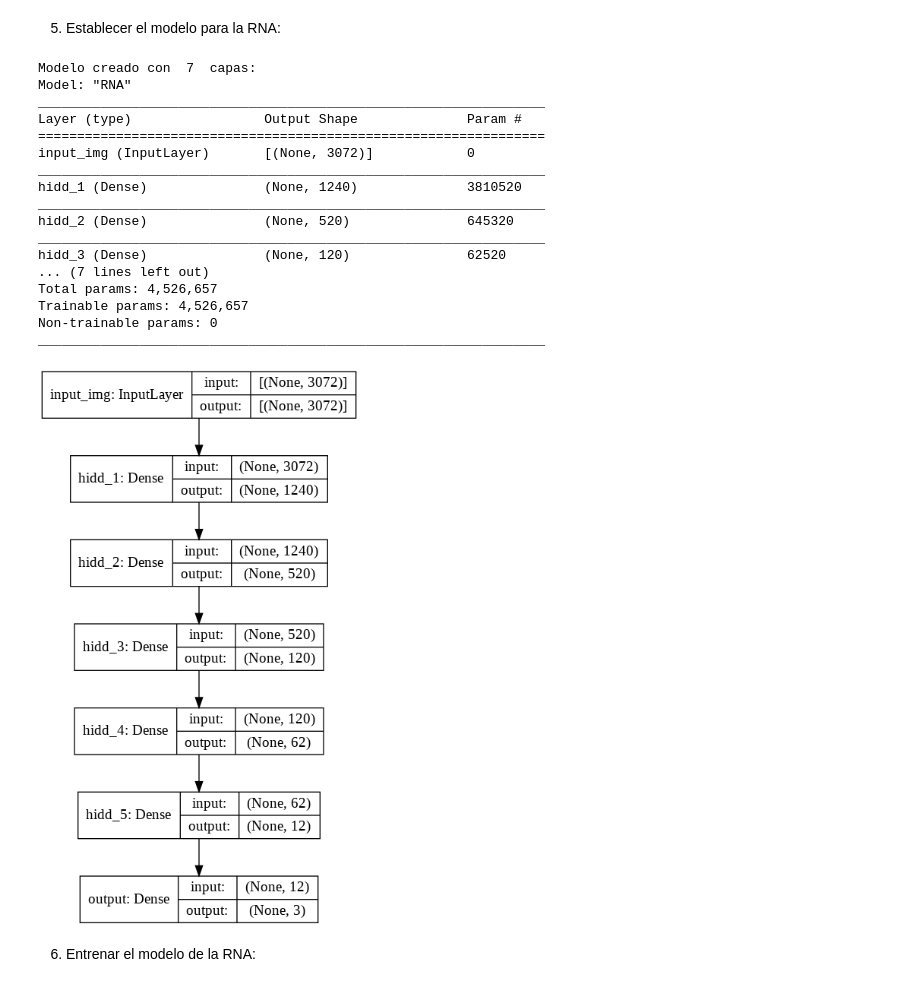
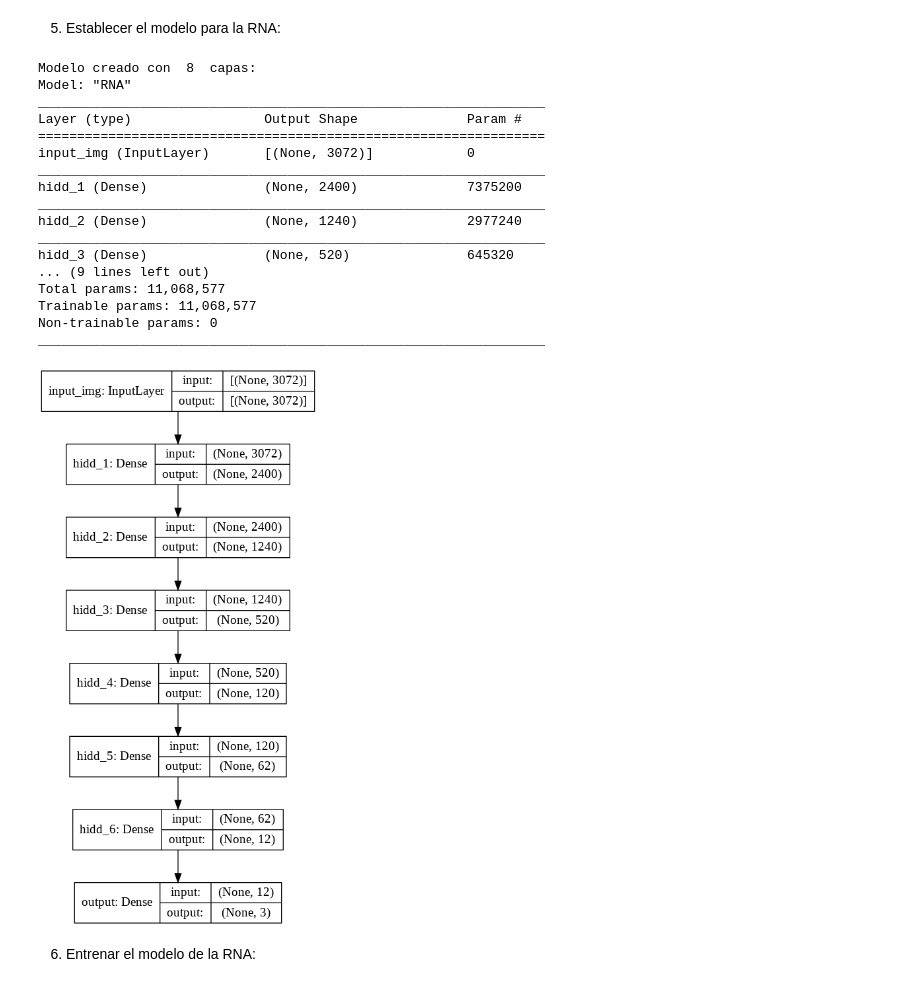
Before and after one commit to PGP-MachineLearning/demoIRIS, a Jupyter notebook: Imag RNA MLP IRIS.ipynb, the cells around one changed output. Cells and saved outputs as stored; diff of their text form; code cells hidden in the pictures.

```diff
--- a/Imag RNA MLP IRIS.ipynb
+++ b/Imag RNA MLP IRIS.ipynb
@@ -38,9 +38,9 @@ imagen_color = True #@param {type:"boolean"}
 imagen_usar_generadas_data_augmentation = True #@param {type:"boolean"}
 
 #@markdown ### Parámetros de la red:
-rna_cant_neuronas_capas_ocultas = '1240, 520, 120, 62, 12' #@param {type:"string"}
+rna_cant_neuronas_capas_ocultas = '2400, 1240, 520, 120, 62, 12' #@param {type:"string"}
 rna_tipo_capa_salida = 'softmax-MultiClase' #@param ["lineal-Numero", "softmax-MultiClase"]
-rna_cant_epocas_entrenamiento = 40 #@param {type:"integer"}
+rna_cant_epocas_entrenamiento = 500 #@param {type:"integer"}
 
 
 ## aplicación de los parámetros elegidos
@@ -244,6 +244,9 @@ if len(y_train)>0:
 5) Establecer el modelo para la RNA:
 # %%
 #@title Establecer modelo
+
+opt_tipo = "Nadam" #@param ["Gradiente Decreciente", "Adam", "Adadelta", "Adagrad", "Adamax", "Nadam", "FTRL"]
+opt_learning_rate = 0.005 #@param {type: "number"}
 
 # define la arquitectura de capas teniendo en cuenta la definición dada anteriomente
 input_img_Lay = Input(shape=(num_inputs,), name='input_img') # capa de entrada
@@ -260,44 +263,61 @@ for num_hid in hidden_layers:
 # agrega capa de salida
 if tipo_output_softMax:
     # se genera una capa softmax
     output_img_Lay = Dense(units = len(dictMapeo), activation='softmax', name='output')(eachLay) # capa de salida
 else:
     # se genera una capa lineal con una salida numérica
     output_img_Lay = Dense(1, activation=None, name='output')(eachLay) # capa de salida
 
+
+if opt_tipo == "Gradiente Decreciente":
+  opt = keras.optimizers.SGD(learning_rate=opt_learning_rate)
+elif opt_tipo == "Adam":
+  opt = keras.optimizers.Adam(learning_rate=opt_learning_rate)
+elif opt_tipo == "Adadelta":
+  opt = keras.optimizers.Adadelta(learning_rate=opt_learning_rate)
+elif opt_tipo == "Adagrad":
+  opt = keras.optimizers.Adagrad(learning_rate=opt_learning_rate)
+elif opt_tipo == "Adamax":
+  opt = keras.optimizers.Adamax(learning_rate=opt_learning_rate)
+elif opt_tipo == "Nadam":
+  opt = keras.optimizers.Nadam(learning_rate=opt_learning_rate)
+elif opt_tipo == "FTRL":
+  opt = keras.optimizers.Ftrl(learning_rate=opt_learning_rate)
+else:
+  opt = keras.optimizers.Adam()
+
 # genera el modelo RNA MLP Backpropagation
 model = Model(input_img_Lay, output_img_Lay, name='RNA')
-#model.compile(optimizer='rmsprop', loss='mse', metrics=['accuracy'])
 if tipo_output_softMax:
     # utiliza un loss de multiple clases
-    model.compile(optimizer='adam', loss='categorical_crossentropy', metrics=['accuracy'])
+    model.compile(optimizer=opt, loss='categorical_crossentropy', metrics=['accuracy'])
 else:
     # utiliza un loss de valor numérico
-    model.compile(optimizer='adam', loss='mse', metrics=['accuracy'])
+    model.compile(optimizer=opt, loss='mse', metrics=['accuracy'])
 
 print("Modelo creado con ", len(model.layers), " capas:")
 model.summary()
 print("\n")
 plot_model(model, show_layer_names=True, show_shapes=True)
 # %% [output]
-Modelo creado con  7  capas:
+Modelo creado con  8  capas:
 Model: "RNA"
 _________________________________________________________________
 Layer (type)                 Output Shape              Param #
 =================================================================
 input_img (InputLayer)       [(None, 3072)]            0
 _________________________________________________________________
-hidd_1 (Dense)               (None, 1240)              3810520
+hidd_1 (Dense)               (None, 2400)              7375200
 _________________________________________________________________
-hidd_2 (Dense)               (None, 520)               645320
+hidd_2 (Dense)               (None, 1240)              2977240
 _________________________________________________________________
-hidd_3 (Dense)               (None, 120)               62520
-... (7 lines left out)
-Total params: 4,526,657
-Trainable params: 4,526,657
+hidd_3 (Dense)               (None, 520)               645320
+... (9 lines left out)
+Total params: 11,068,577
+Trainable params: 11,068,577
 Non-trainable params: 0
 _________________________________________________________________
-[figure, old version]
+[figure, new version]
 # %% [markdown]
 6) Entrenar el modelo de la RNA:
 # %%
```
Also changed, not shown: parts of 6 cells of this notebook, 2 other files.
